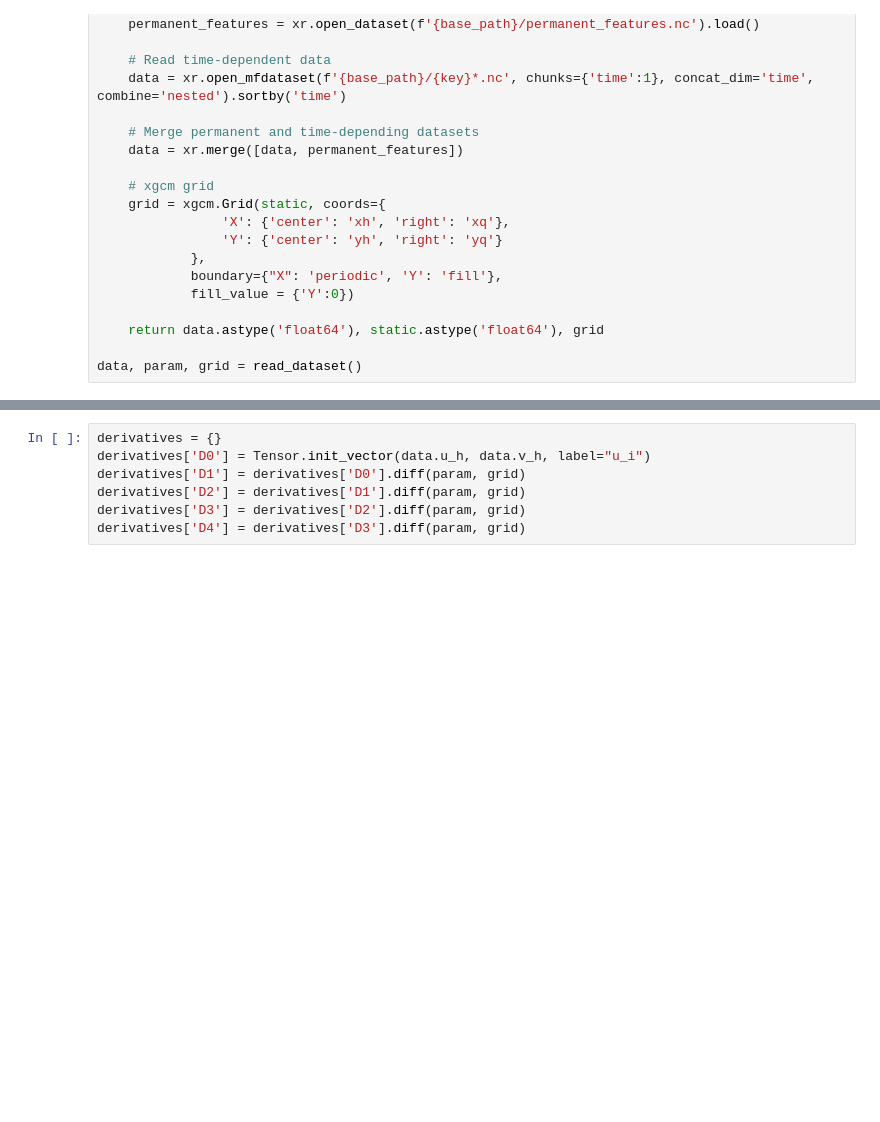
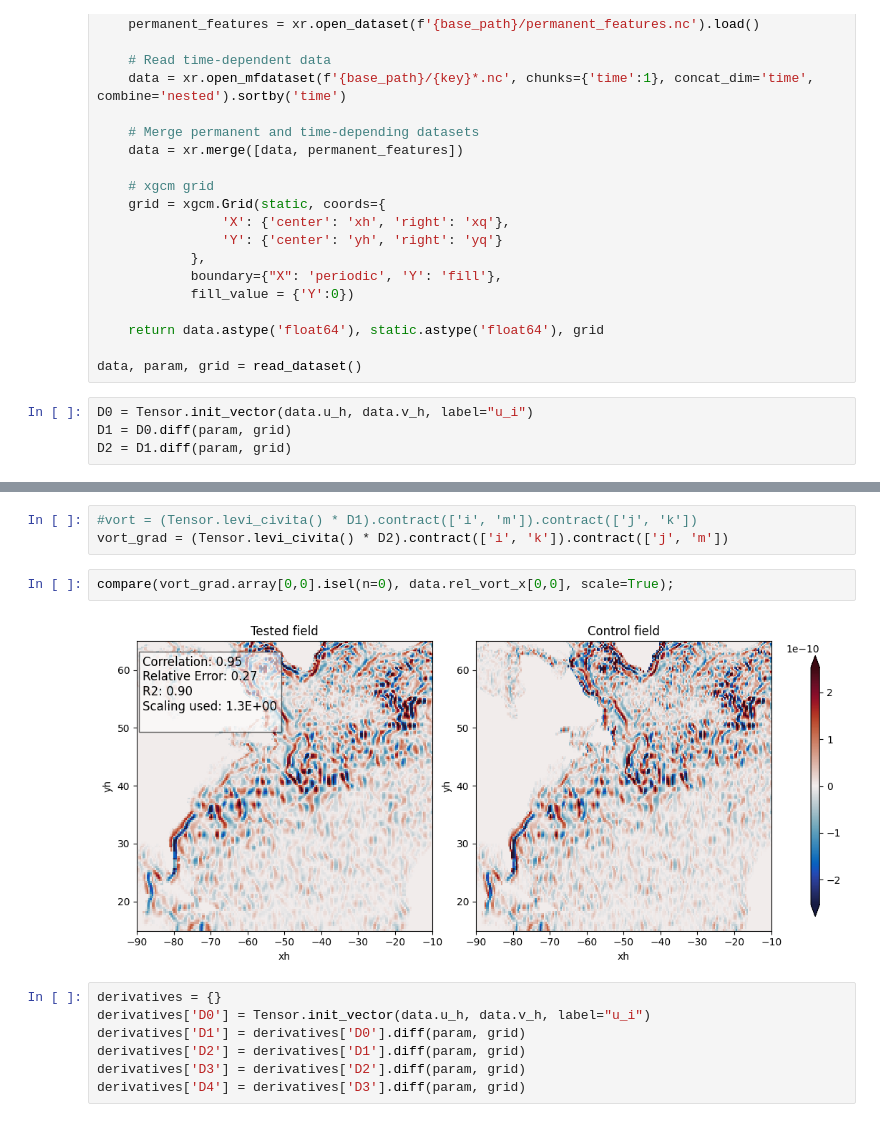
Before and after one commit to m2lines/ANN-momentum-mesoscale, a Jupyter notebook: notebooks/tensor-resgression.ipynb, the cells around one changed output, grey strips where cells are left out. Cells and saved outputs as stored; diff of their text form; blank space fills up the shorter version.

Commit message:
levi-civita and S/Omega

```diff
--- a/notebooks/tensor-resgression.ipynb
+++ b/notebooks/tensor-resgression.ipynb
@@ -46,3 +49,7 @@ def read_dataset(key='train'):
     return data.astype('float64'), static.astype('float64'), grid
 
 data, param, grid = read_dataset()
+# %%
+D0 = Tensor.init_vector(data.u_h, data.v_h, label="u_i")
+D1 = D0.diff(param, grid)
+D2 = D1.diff(param, grid)
@@ -49,3 +72,10 @@ data, param, grid = read_dataset()
+# %%
+#vort = (Tensor.levi_civita() * D1).contract(['i', 'm']).contract(['j', 'k'])
+vort_grad = (Tensor.levi_civita() * D2).contract(['i', 'k']).contract(['j', 'm'])
+# %%
+compare(vort_grad.array[0,0].isel(n=0), data.rel_vort_x[0,0], scale=True);
+# %% [output]
+[figure, added]
 # %%
 derivatives = {}
 derivatives['D0'] = Tensor.init_vector(data.u_h, data.v_h, label="u_i")
```
Also changed, not shown: parts of 3 cells of this notebook, 2 other files.
